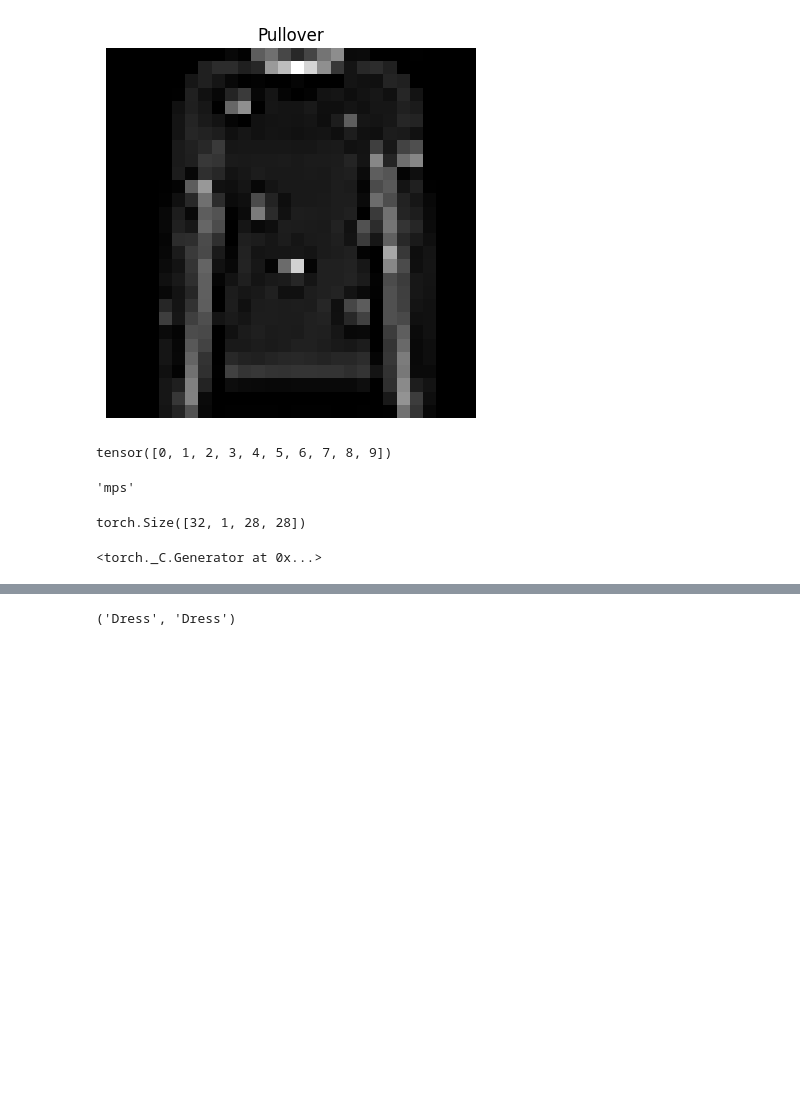
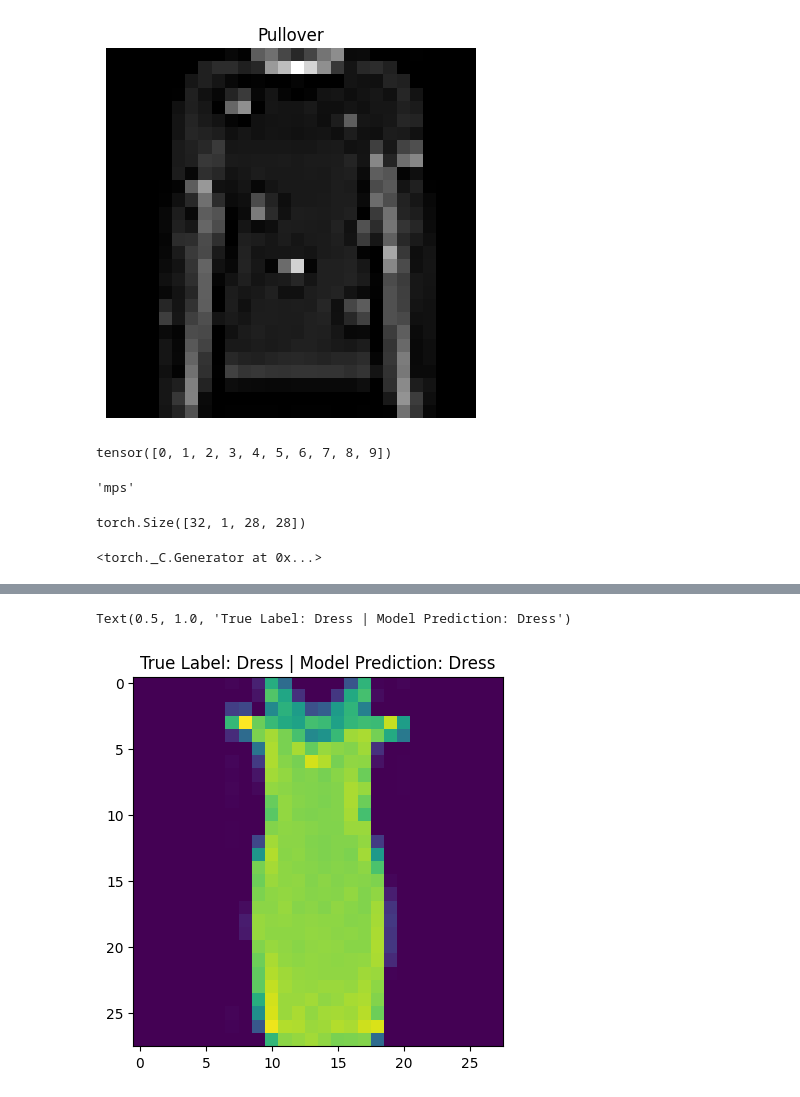
Before and after one commit to axiomchronicles/neural_network_learning, a Jupyter notebook: PyTorch_Learning/pathway_12.ipynb, the cells around one changed output, grey strips where cells are left out. Saved outputs shown, nothing was run; the diff lists cells and outputs as text; code cells hidden in the pictures; blank space fills up the shorter version.

Commit message:
Torchvision FashionMNIST | Model Matrix

```diff
--- a/PyTorch_Learning/pathway_12.ipynb
+++ b/PyTorch_Learning/pathway_12.ipynb
@@ -156,7 +160,7 @@ torch.manual_seed(42)
 # %% [output]
 <torch._C.Generator at 0x...>
 # %%
-model = FashionMNISTModel(input_features = 784, output_features = len(class_names), hidden_units = 32).to(device)
+model = FashionMNISTModel(input_features = 784, output_features = len(class_names), hidden_units = 128).to(device)
 # model.to(device)
 model
 # %% [output]
@@ -180,12 +186,21 @@ loss_fn = torch.nn.CrossEntropyLoss()
 optimizer = torch.optim.Adam(params = model.parameters(), lr = 1e-3, weight_decay = 1e-4)
 accuracy_fn = MulticlassAccuracy(num_classes = 10).to(device)
 # %%
-epochs = 30
+epochs = 10
+total_epochs = []
+losses = []
+test_losses = []
+total_train_accuracy = []
+total_test_accuracy = []
+
 start = timer()
 
 for epoch in tqdm(range(epochs)):
     running_loss = 0.0
     running_acc = 0.0
+    running_test_loss = 0.0
+    running_test_acc = 0.0
+
     model.train()
 
     for idx, (image, target) in enumerate(train_loader):
@@ -205,12 +220,38 @@ for epoch in tqdm(range(epochs)):
         running_loss += loss
         running_acc += train_accuracy
 
+        # losses.append(loss.item())
+        # total_train_accuracy.append(train_accuracy.item())
+
     avg_loss = running_loss / len(train_loader)
     avg_acc = running_acc / len(train_loader)
+    losses.append(loss.item())
+    total_train_accuracy.append(train_accuracy.item())
+
+    model.eval()
+
+    with torch.inference_mode():
+        for idx, (image, target) in enumerate(test_loader):
+            image, target = image.to(device), target.to(device)
+            test_pred_logits = model(image)
+
+            test_loss = loss_fn(test_pred_logits, target)
+            test_pred = torch.argmax(test_pred_logits, dim = 1)
+            test_accuracy = accuracy_fn(target, test_pred)
+
+            running_test_loss += test_loss
+            running_test_acc += test_accuracy
+
+        avg_test_loss = running_test_loss / len(test_loader)
+        avg_test_acc = running_test_acc / len(test_loader)
+        test_losses.append(test_loss.item())
+        total_test_accuracy.append(test_accuracy.item())
 
     # if idx % (0.1 * len(train_loader)) == 0:
+    total_epochs.append(epoch)
     if epoch % (0.1 * epochs) == 0:
         print(f"Traning Loss: {avg_loss} | Accuracy: {avg_acc}")
+        print(f"Testing Loss: {avg_test_loss} | Accuracy: {avg_test_acc}\n")
 
 end = timer()
 calculate_training_time(start, end, device)
@@ -229,19 +281,20 @@ Time Taken : 199.511, on Device: mps
 # %%
 torch.manual_seed(42)
 
 model.eval()
 test_features, test_label = next(iter(test_loader))
 
 single_img = test_features[0].unsqueeze(dim = 1).to(device)
 
 with torch.inference_mode():
     target_logits = model(single_img)
     target_pred = torch.argmax(target_logits, dim = 1)
 
 
 # class_names[target_pred], class_names[test_label[0]]
 
-plt.imshow(test_features[0])
-pl.
+plt.imshow(test_features[0].squeeze())
+plt.title(f"True Label: {class_names[test_label[0]]} | Model Prediction: {class_names[target_pred]}")
 # %% [output]
-('Dress', 'Dress')
+Text(0.5, 1.0, 'True Label: Dress | Model Prediction: Dress')
+[figure, added]
```
Also changed, not shown: parts of 7 cells of this notebook.
